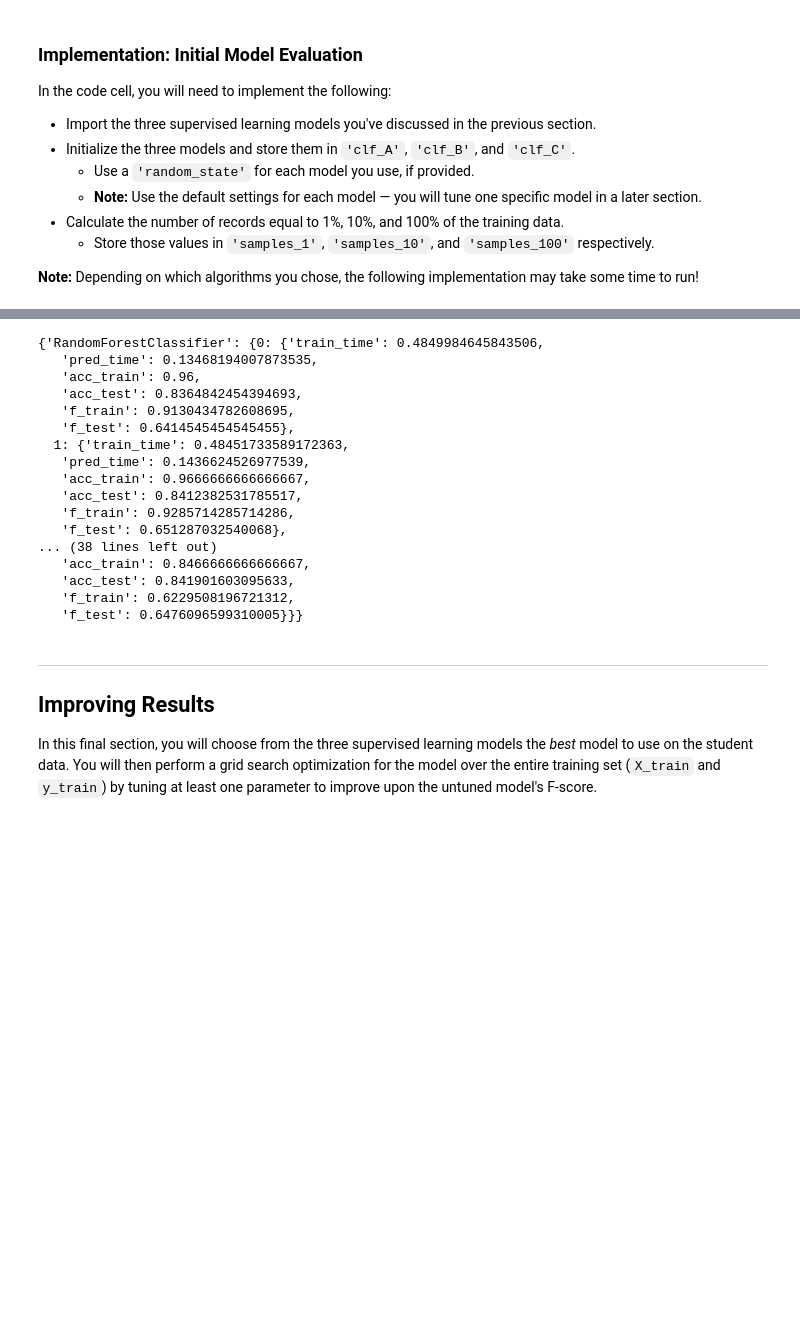
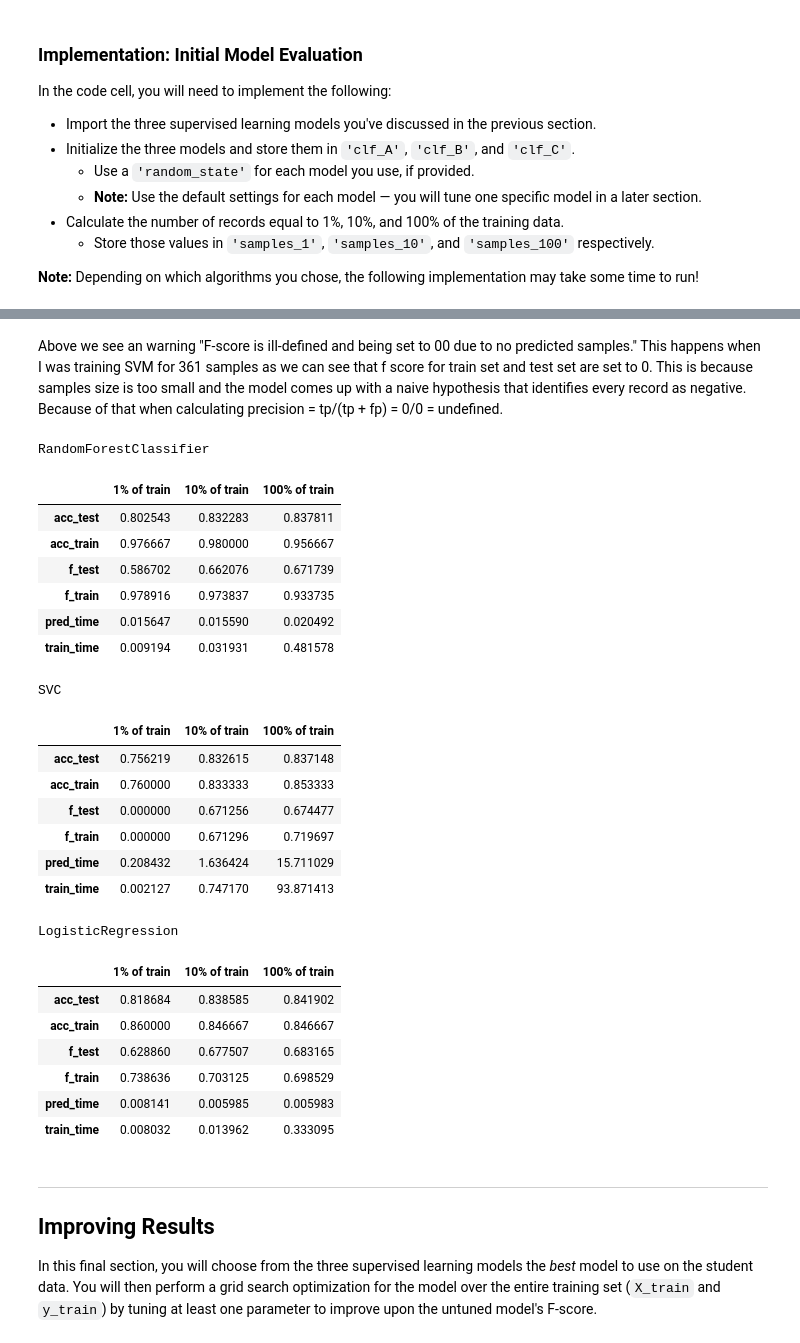
Before and after one commit to KennySL/DSND_Term1, a Jupyter notebook: finding_donors/finding_donors.ipynb, the cells around one changed output, grey strips where cells are left out. Saved outputs shown, nothing was run; the diff lists cells and outputs as text; code cells hidden in the pictures; blank space fills up the shorter version.

```diff
--- a/finding_donors/finding_donors.ipynb
+++ b/finding_donors/finding_donors.ipynb
@@ -434,23 +426,34 @@ Name: income, Length: 36177, dtype: int64 samples.
-# %%
-results
-# %% [output]
-{'RandomForestClassifier': {0: {'train_time': 0.4849984645843506,
-   'pred_time': 0.13468194007873535,
-   'acc_train': 0.96,
-   'acc_test': 0.8364842454394693,
-   'f_train': 0.9130434782608695,
-   'f_test': 0.6414545454545455},
-  1: {'train_time': 0.48451733589172363,
-   'pred_time': 0.1436624526977539,
-   'acc_train': 0.9666666666666667,
-   'acc_test': 0.8412382531785517,
-   'f_train': 0.9285714285714286,
-   'f_test': 0.651287032540068},
-... (38 lines left out)
-   'acc_train': 0.8466666666666667,
-   'acc_test': 0.841901603095633,
-   'f_train': 0.6229508196721312,
-   'f_test': 0.6476096599310005}}}
+# %% [markdown]
+Above we see an warning "F-score is ill-defined and being set to 00 due to no predicted samples." This happens when I was training SVM for 361 samples as we can see that f score for train set and test set are set to 0. This is because samples size is too small and the model comes up with a naive hypothesis that identifies every record as negative. Because of that when calculating precision = tp/(tp + fp) = 0/0 = undefined.
+# %%
+for i in results.items():
+    print (i[0])
+    display(pd.DataFrame(i[1]).rename(columns={0:'1% of train', 1:'10% of train', 2:'100% of train'}))
+# %% [output]
+RandomForestClassifier
+|  | 1% of train | 10% of train | 100% of train |
+| acc_test | 0.802543 | 0.832283 | 0.837811 |
+| acc_train | 0.976667 | 0.980000 | 0.956667 |
+| f_test | 0.586702 | 0.662076 | 0.671739 |
+| f_train | 0.978916 | 0.973837 | 0.933735 |
+| pred_time | 0.015647 | 0.015590 | 0.020492 |
+| train_time | 0.009194 | 0.031931 | 0.481578 |
+SVC
+|  | 1% of train | 10% of train | 100% of train |
+| acc_test | 0.756219 | 0.832615 | 0.837148 |
+| acc_train | 0.760000 | 0.833333 | 0.853333 |
+| f_test | 0.000000 | 0.671256 | 0.674477 |
+| f_train | 0.000000 | 0.671296 | 0.719697 |
+| pred_time | 0.208432 | 1.636424 | 15.711029 |
+| train_time | 0.002127 | 0.747170 | 93.871413 |
+LogisticRegression
+|  | 1% of train | 10% of train | 100% of train |
+| acc_test | 0.818684 | 0.838585 | 0.841902 |
+| acc_train | 0.860000 | 0.846667 | 0.846667 |
+| f_test | 0.628860 | 0.677507 | 0.683165 |
+| f_train | 0.738636 | 0.703125 | 0.698529 |
+| pred_time | 0.008141 | 0.005985 | 0.005983 |
+| train_time | 0.008032 | 0.013962 | 0.333095 |
 # %% [markdown]
 ----
 ## Improving Results
```
Also changed, not shown: parts of 12 cells of this notebook, 1 other file.
